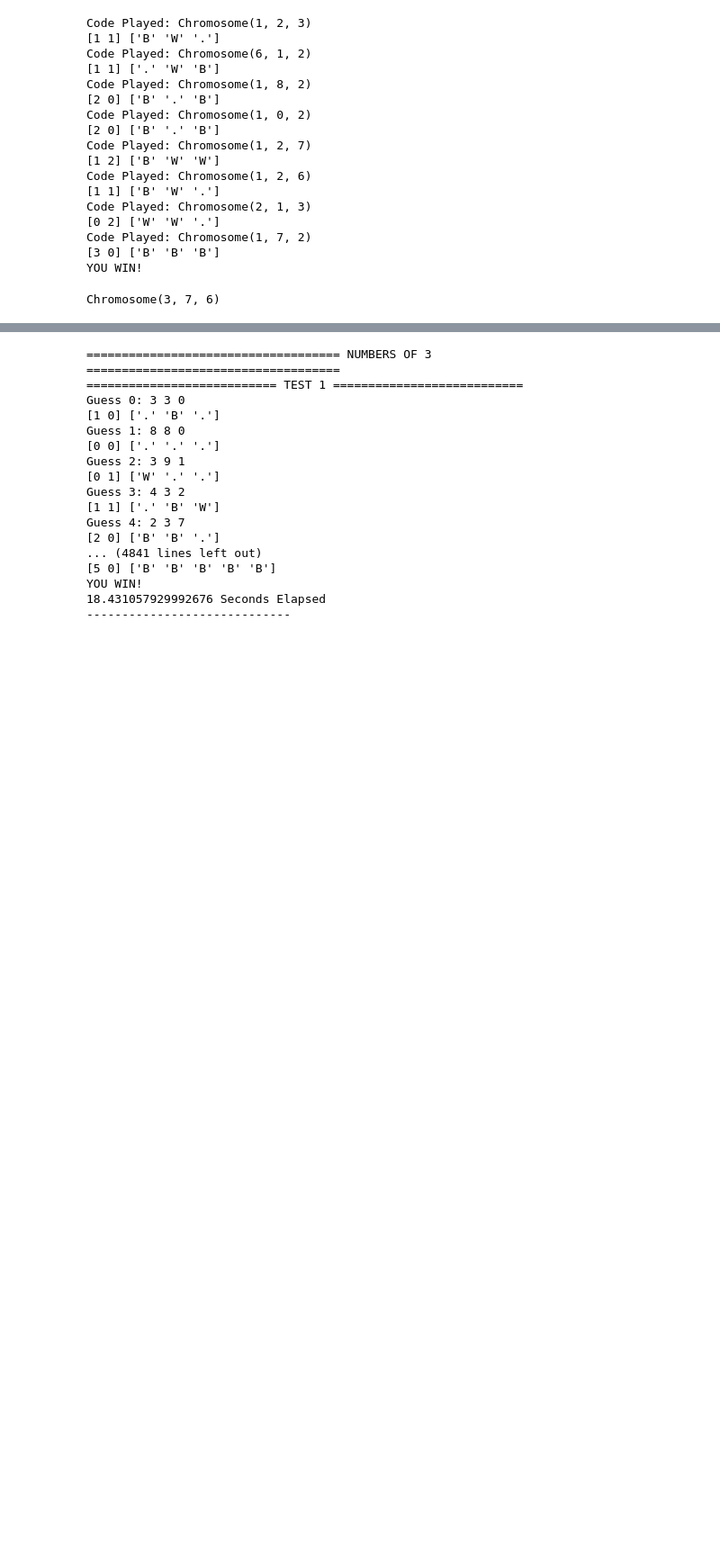
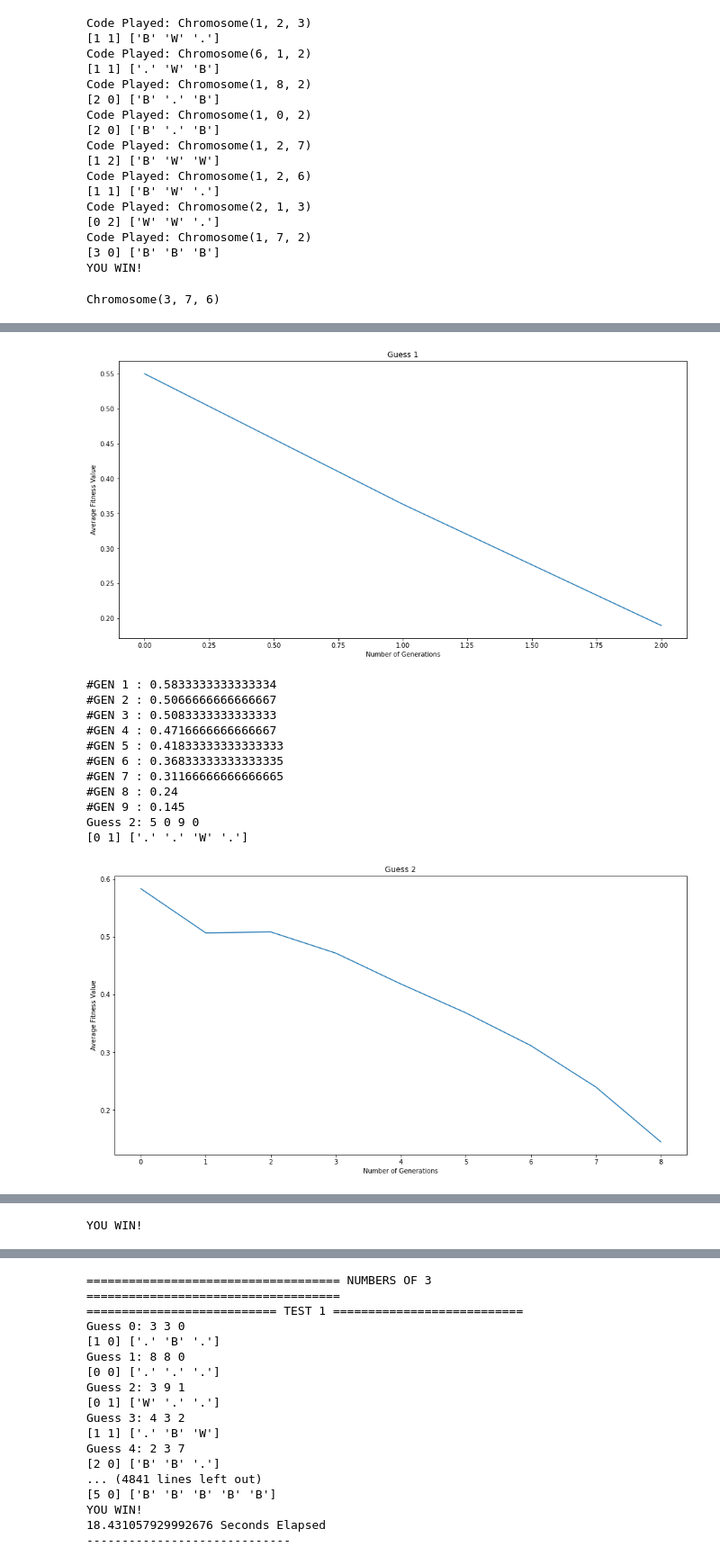
Before and after one commit to ThePyProgrammer/masterMind, a Jupyter notebook: Mastermind.ipynb, the cells around one changed output, grey strips where cells are left out. Shown at 90% size. Cells and saved outputs as stored; diff of their text form; code cells hidden in the pictures; blank space fills up the shorter version.

Commit message:
PLEASE WORK FOR GOD'S SAKE YOU STUPID PIECE OF CRAP CODE I'VE WRITTEN FROM SCRATCH THREE TIME ALREADY!

```diff
--- a/Mastermind.ipynb
+++ b/Mastermind.ipynb
@@ -116,5 +71,0 @@ def generatePopulation(size=(150,3)):
-# %%
-code = np[6, 0, 9]
-trial = np[1,2,3]
-result = score(trial, code)
-result
@@ -241,11 +74,4 @@ array(['.', 'B', '.'], dtype='<U1')
 # %%
-import np
-import re
-import pandas as pd
-from functools import reduce
-from itertools import tee, zip_longest
-
-
 def p(*size): return np.random.random(size=size if len(size) else 1)
 
 def rand(*size): return np.random.randint(10, size=size if len(size) else 1)
@@ -318,7 +144,7 @@ class Chromosome:
     def permute(self):
         code = self.copy()
         for i in range(code.slots):
-            if p() < 0.03: # very low
+            if p() < ppermute: # very low
                 code.swap(*code.randSlots(2))
         return code
 
@@ -489,15 +315,6 @@ print(Chromosome(rand(3)))
 # %% [output]
 Chromosome(3, 7, 6)
 # %%
-import np
-import re
-import pandas as pd
-from functools import reduce
-from itertools import tee, zip_longest
-import matplotlib.pyplot as plt
-import seaborn as sns
-import time
-
 def p(*size): return np.random.random(size=size if len(size) else 1)
 
 def rand(*size): return np.random.randint(10, size=size if len(size) else 1)
@@ -508,6 +325,20 @@ def shuffle(arr):
     return cp
 
 class Chromosome:
+    CROSS_PROB = 0.5
+    MUTATE_PROB = 0.03
+    INVERT_PROB = 0.03
+    SCRAMBLE_PROB = 0.03
+    PERMUTE_PROB = 0.03
+
+    @classmethod
+    def reset(cls, cross = 0.5, mutate = 0.03, invert = 0.03, scramble = 0.03, permute = 0.03):
+        cls.CROSS_PROB = cross
+        cls.MUTATE_PROB = mutate
+        cls.INVERT_PROB = invert
+        cls.SCRAMBLE_PROB = scramble
+        cls.PERMUTE_PROB = permute
+
     def __init__(self, *args):
         if len(args) == 1: args = args[0]
         self.values = np.array(list(map(int, args))).flatten()
@@ -542,24 +373,24 @@ class Chromosome:
         return cls(*map(int, string))
 
     def crossover(self, other):
-        return Chromosome(np.where(p(self.slots)<0.5, self.values, other.values))
+        return Chromosome(np.where(p(self.slots)<self.CROSS_PROB, self.values, other.values))
 
     def mutate(self):
         code = self.copy()
-        if p() < 0.03:
+        if p() < self.MUTATE_PROB:
             code[code.randSlots()] = rand()
         return code
 
     def invert(self):
         code = self.copy()
-        if p() < 0.03:
+        if p() < self.INVERT_PROB:
             a, b = sorted(tuple(code.randSlots(2)))
             code[a:b] = code[a:b][::-1]
         return code
 
     def scramble(self):
         code = self.copy()
-        if p() < 0.03:
+        if p() < self.SCRAMBLE_PROB:
             a, b = sorted(tuple(code.randSlots(2)))
             code[a:b] = shuffle(code[a:b])
         return code
@@ -570,7 +401,7 @@ class Chromosome:
     def permute(self):
         code = self.copy()
         for i in range(code.slots):
-            if p() < 0.03: # very low
+            if p() < self.PERMUTE_PROB: # very low
                 code.swap(*code.randSlots(2))
         return code
 
@@ -683,7 +514,7 @@ class Genotype(ChromoSet):
         return Genotype(len(self), len(self[0]), initial=list(map(lambda chromosomes: chromosomes[0].crossover(chromosomes[1]).mutate().invert().scramble().permute().tolist(), zip_longest(a, b, fillvalue=self[-1]))))
 
 
-def run_test(N):
+def run_test(N, maxguess=100, maxgen=100, popsize=150, pcross=0.5, ppermute=0.03, pmutate=0.03, ):
     code = Chromosome(rand(N))
     init = Chromosome(rand(N))
 
@@ -695,19 +526,20 @@ def run_test(N):
 
     stored = []
 
-    while cnt <= 100 and guesses[-1][-1][0] != N:
-        pop = Genotype(150, N, [i[0].tolist() for i in guesses])
+    while cnt <= maxguess and guesses[-1][-1][0] != N:
+        stored_i = len(stored)
+        pop = Genotype(popsize, N, [i[0].tolist() for i in guesses])
         Ei = Elite()
         second_cnt = 1
-        while second_cnt <= 300 and Ei <= pop:
+        while second_cnt <= maxgen and Ei <= pop:
             children = pop.reproduce()
             avg_score = np.mean([i.fitness(guesses) for i in children])
             stored.append(avg_score)
             print("#GEN", second_cnt, ":", avg_score)
-            children = children.filter(lambda child: not child.fitness(guesses))
+            children = children.filter(lambda child: child.fitness(guesses) == 0)
             if len(children):
                 Ei = Ei + children
-                pop = Genotype(150, N, initial=list(map(Chromosome.tolist, Ei)))
+                pop = Genotype(popsize, N, initial=list(map(Chromosome.tolist, Ei)))
             second_cnt += 1
         if len(Ei) == 0: continue
         possibles = Ei - Elite([i[0].tolist() for i in guesses])
@@ -716,6 +548,12 @@ def run_test(N):
         print(f"Guess {cnt}:", *submission)
         print(submission.scoreWith(code), submission.markWith(code))
         guesses.append((submission, submission.scoreWith(code)))
+        plt.figure(figsize=(16,8))
+        plt.plot(stored[stored_i:])
+        plt.title(f"Guess {cnt}")
+        plt.xlabel("Number of Generations")
+        plt.ylabel("Average Fitness Value")
+        plt.show()
         cnt += 1
 
     print("YOU WIN!")
@@ -746,0 +577,13 @@ YOU WIN!
+[figure, added]
+#GEN 1 : 0.5833333333333334
+#GEN 2 : 0.5066666666666667
+#GEN 3 : 0.5083333333333333
+#GEN 4 : 0.4716666666666667
+#GEN 5 : 0.41833333333333333
+#GEN 6 : 0.36833333333333335
+#GEN 7 : 0.31166666666666665
+#GEN 8 : 0.24
+#GEN 9 : 0.145
+Guess 2: 5 0 9 0
+[0 1] ['.' '.' 'W' '.']
+[figure, added]
@@ -746,0 +662 @@ YOU WIN!
+YOU WIN!
```
Also changed, not shown: parts of 24 cells of this notebook, 3 other files.
